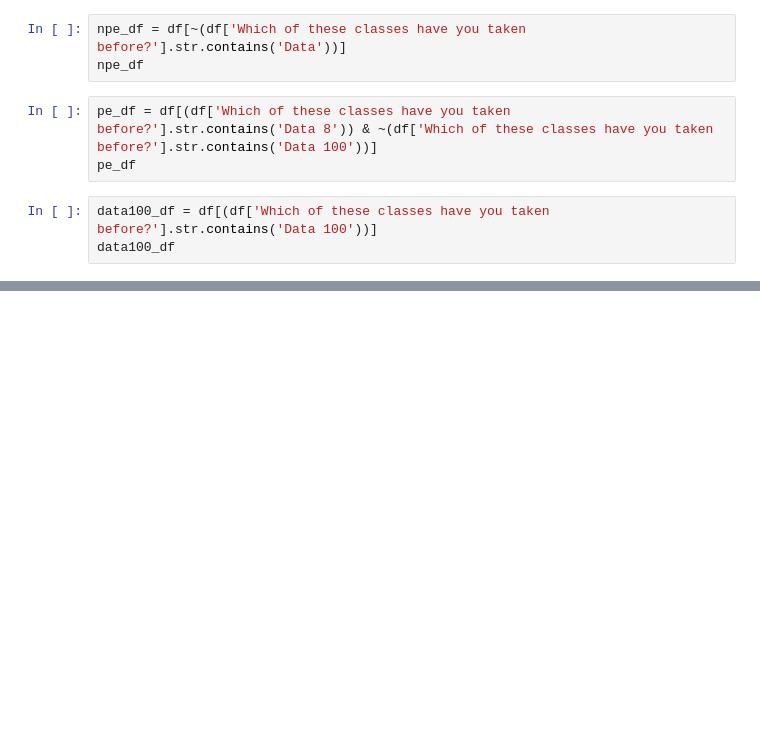
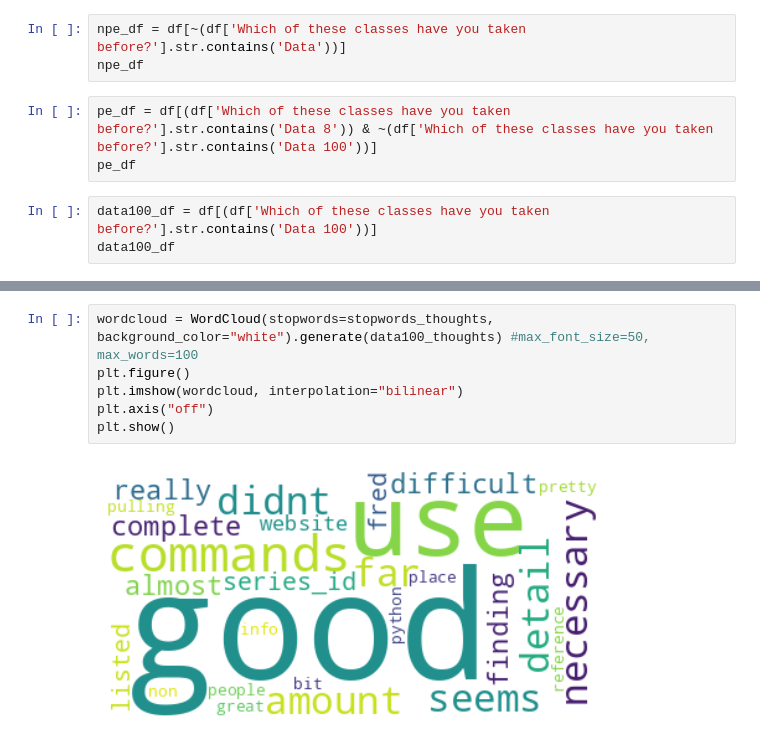
Before and after one commit to rohanjha123/data-h195, a Jupyter notebook: analysis/Labs_Feedback.ipynb, the cells around one changed output, grey strips where cells are left out. Cells and saved outputs as stored; diff of their text form; blank space fills up the shorter version.

```diff
--- a/analysis/Labs_Feedback.ipynb
+++ b/analysis/Labs_Feedback.ipynb
@@ -65,0 +185,8 @@ for i in range(3):
+# %%
+wordcloud = WordCloud(stopwords=stopwords_thoughts, background_color="white").generate(data100_thoughts) #max_font_size=50, max_words=100
+plt.figure()
+plt.imshow(wordcloud, interpolation="bilinear")
+plt.axis("off")
+plt.show()
+# %% [output]
+[figure, added]
```
Also changed, not shown: parts of 19 cells of this notebook, 4 other files.
